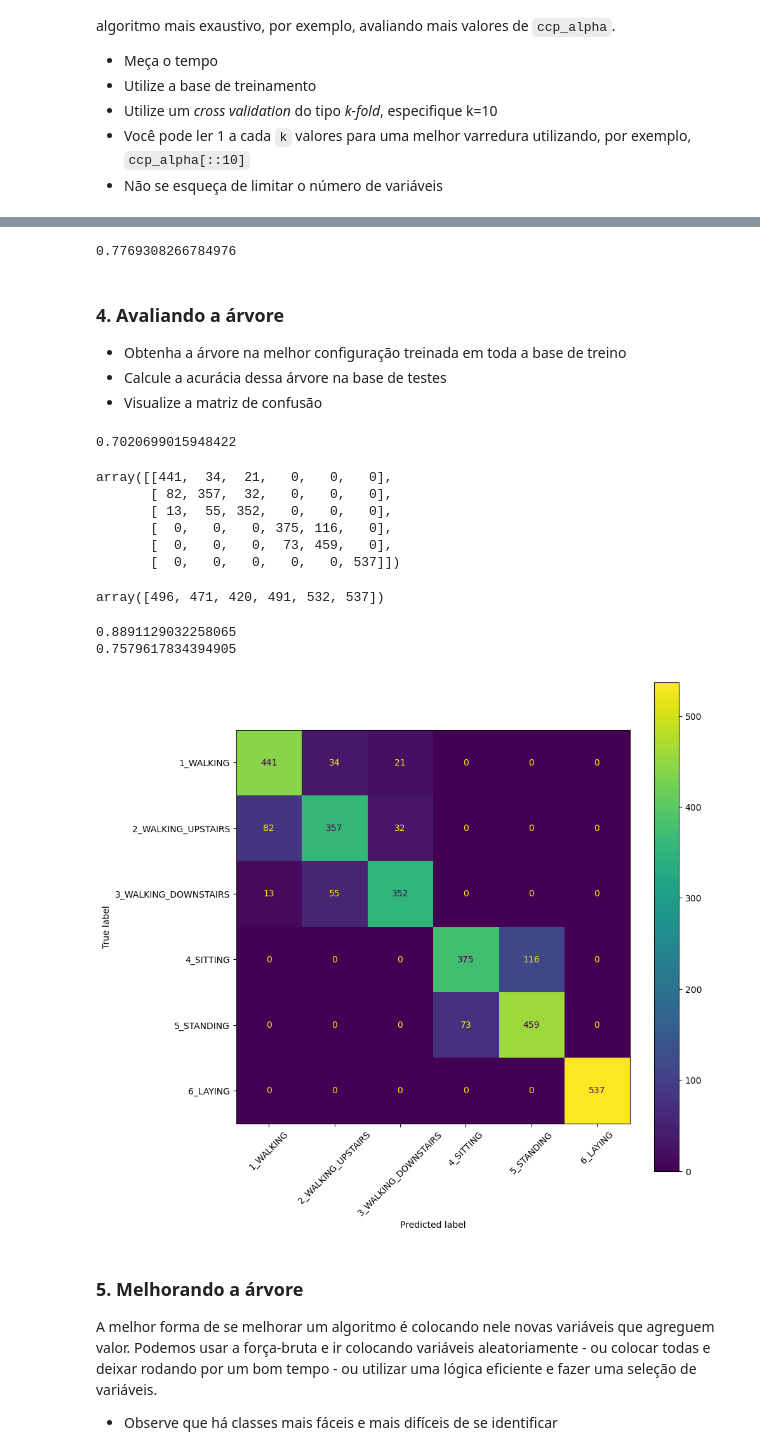
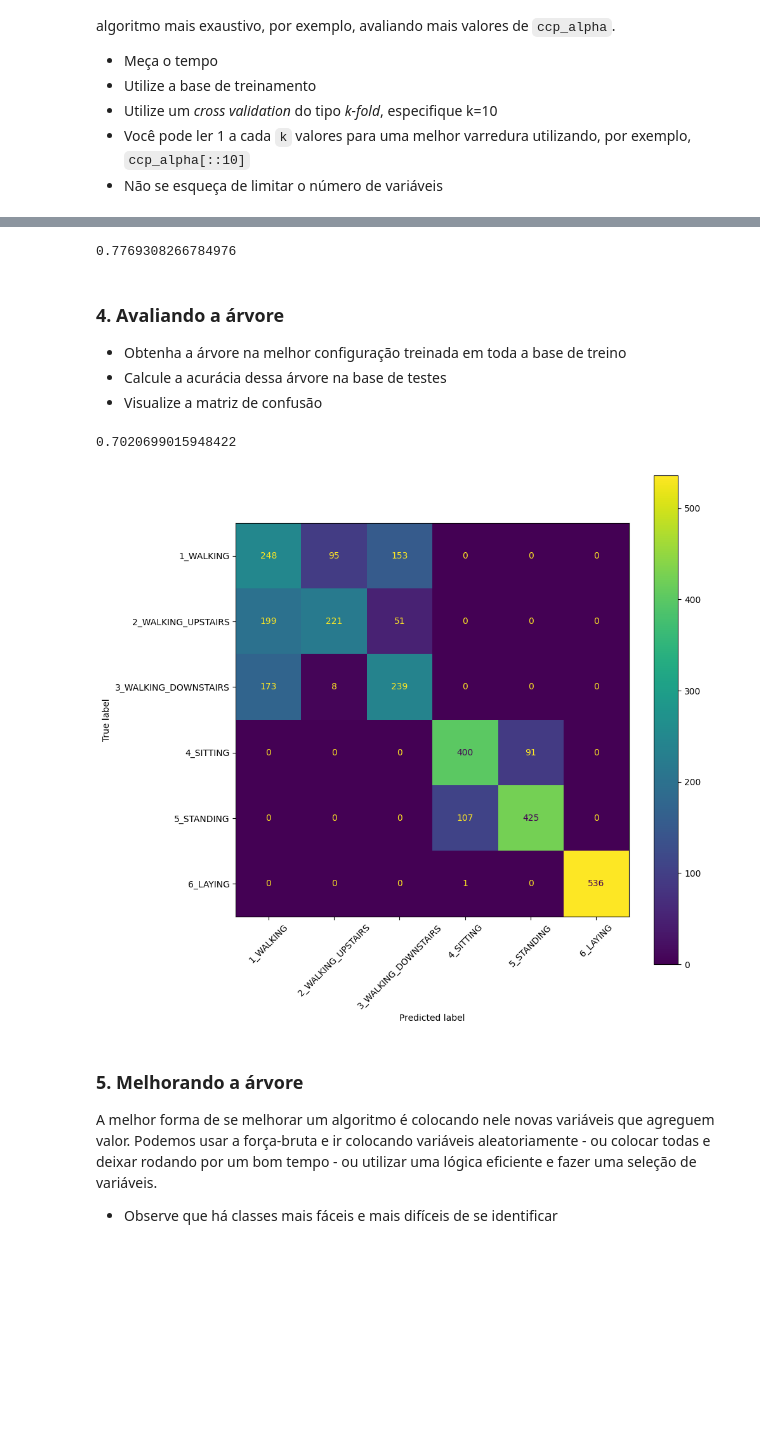
Before and after one commit to marceloaires7/EBAC-Aulas, a Jupyter notebook: Modulo17/Exercício_Cientista_de_dados_Módulo17/Exercício 3/mod17_Arvores_II-Tarefa_3.ipynb, the cells around one changed output, grey strips where cells are left out. Cells and saved outputs as stored; diff of their text form; code cells hidden in the pictures; blank space fills up the shorter version.

````diff
--- a/Modulo17/Exercício_Cientista_de_dados_Módulo17/Exercício 3/mod17_Arvores_II-Tarefa_3.ipynb
+++ b/Modulo17/Exercício_Cientista_de_dados_Módulo17/Exercício 3/mod17_Arvores_II-Tarefa_3.ipynb
@@ -70,0 +94,5 @@ X_test
+# %%
+# Definindo X_test com as variáveis selecionadas do Exercício anterior.
+
+X_test_var_ex2 = X_test[['tGravityAcc-energy()-X', 'fBodyAccJerk-energy()-X', 'angle(Y,gravityMean)']]
+X_test_var_ex2
@@ -115,8 +158,10 @@ Vamos seguir uma lógica bem em linha com o que já estamso acostumados, com as
 - Por pragmatismo, utilizar ```min_samples_leaf=20```
 - Utilize as mesmas "3 melhores variáveis" identificadas no exercício anterior.
 # %%
+# Cálculo dos ccp_alphas e impurities.
+
 clf = DecisionTreeClassifier(random_state=2360873, min_samples_leaf=20)
-caminho = clf.cost_complexity_pruning_path(X=X_train, y=y_train)
+caminho = clf.cost_complexity_pruning_path(X=X_train_var_ex2, y=y_train)
 ccp_alphas, impurities = caminho.ccp_alphas, caminho.impurities
 # %%
 # garantindo que os ccp_alphas são únicos e positivos
@@ -156,8 +203,8 @@ grid_parametros
 # %%
-%%time
+# Rodando o GridSearchCV() para identificar os melhores parametros.
 
 grid = GridSearchCV(estimator=clf, param_grid=grid_parametros, cv=10, verbose=100)
-grid.fit(X_train, y_train)
+grid.fit(X_train_var_ex2, y_train)
 # %% [output]
 Fitting 10 folds for each of 110 candidates, totalling 1100 fits
 [CV 1/10; 1/110] START ccp_alpha=0.0............................................
@@ -204,7 +253,9 @@ resultados.head()
-# %%
-grid.best_score_
-# %% [output]
-0.7769308266784976
+# %%
+# Melhor R² do GridSearchCV().
+
+grid.best_score_
+# %% [output]
+0.7769308266784976
 # %% [markdown]
 ### 4. Avaliando a árvore
 
@@ -212,41 +263,26 @@ grid.best_score_
 - Calcule a acurácia dessa árvore na base de testes
 - Visualize a matriz de confusão
 # %%
+# Definindo o melhor ccp_alpha do GridSearchCV() e Rodando uma nova árvore com esse ccp_alpha.
+
 melhor_ccp = resultados.iloc[grid.best_index_,4]
 
-clf = DecisionTreeClassifier(random_state=2360873, ccp_alpha=melhor_ccp).fit(X_train, y_train)
+clf = DecisionTreeClassifier(random_state=2360873, ccp_alpha=melhor_ccp).fit(X_train_var_ex2, y_train)
-# %%
-clf.score(X_test, y_test)
-# %% [output]
-0.7020699015948422
-# %%
-y_pred = clf.predict(X_test)
-cm = confusion_matrix(y_true=y_test,y_pred=y_pred)
-cm
-# %% [output]
-array([[441,  34,  21,   0,   0,   0],
-       [ 82, 357,  32,   0,   0,   0],
-       [ 13,  55, 352,   0,   0,   0],
-       [  0,   0,   0, 375, 116,   0],
-       [  0,   0,   0,  73, 459,   0],
-       [  0,   0,   0,   0,   0, 537]])
-# %%
-cm.sum(axis=1)
-# %% [output]
-array([496, 471, 420, 491, 532, 537])
-# %%
-print(cm[0,0]/cm.sum(axis=1)[0])
-print(cm[1,1]/cm.sum(axis=1)[1])
-# %% [output]
-0.8891129032258065
-0.7579617834394905
+# %%
+# Analisando o melhor R² na base de test.
+
+clf.score(X_test_var_ex2, y_test)
+# %% [output]
+0.7020699015948422
 # %%
+# Avaliando o Resultado através da Matrix de Confusão.
+
 plt.rc('figure', figsize=(10,10))
-ConfusionMatrixDisplay.from_estimator(clf, X_test, y_test)
+ConfusionMatrixDisplay.from_estimator(clf, X_test_var_ex2, y_test)
 plt.tick_params(axis='x', rotation=45)
 plt.show()
 # %% [output]
-[figure, old version]
+[figure, new version]
 # %% [markdown]
 ### 5. Melhorando a árvore
 
````
Also changed, not shown: parts of 28 cells of this notebook.
